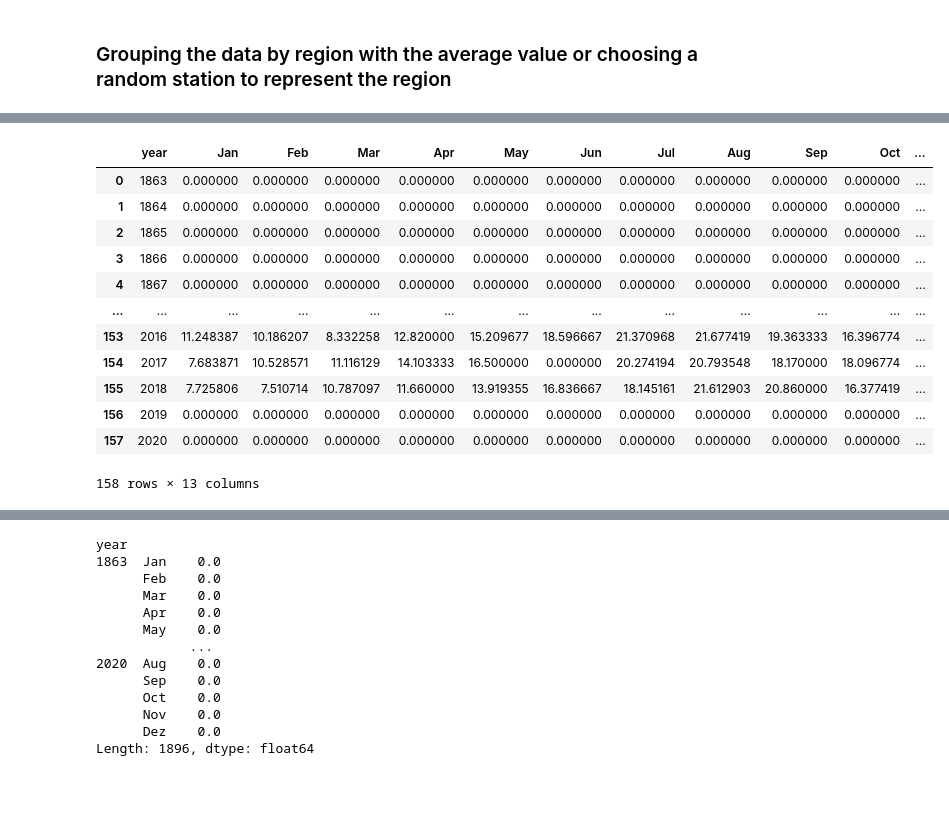
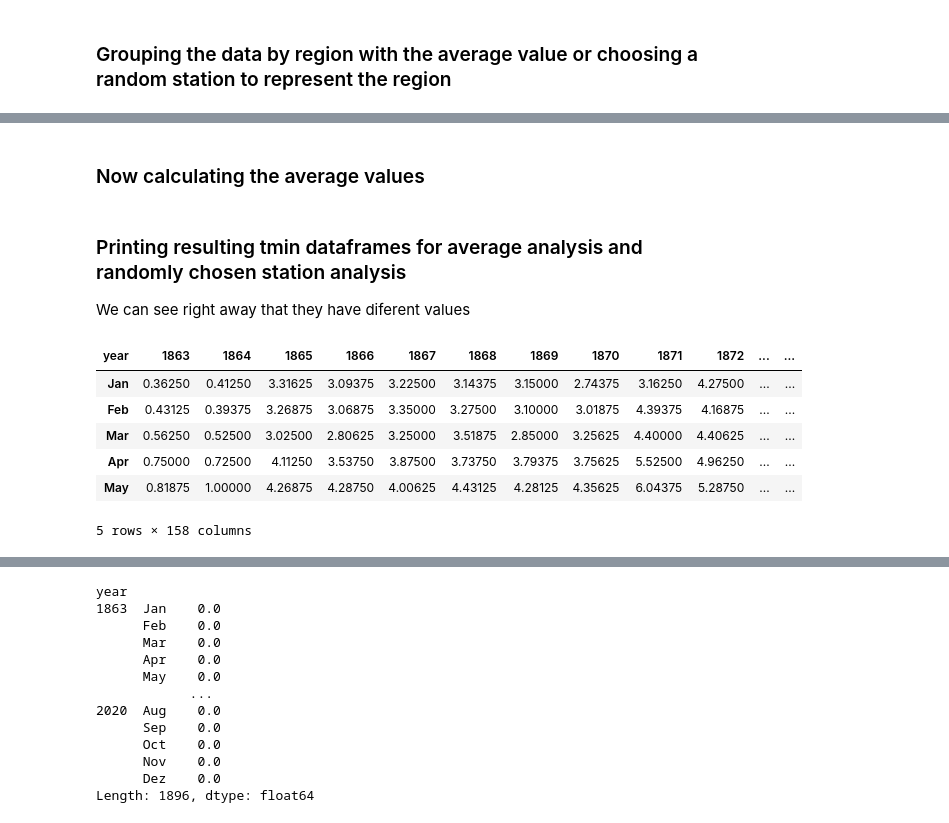
Before and after one commit to FMarques8/FCD-Project-1-2, a Jupyter notebook: INE_data_treatment.ipynb, the cells around one changed output, grey strips where cells are left out. Saved outputs shown, nothing was run; the diff lists cells and outputs as text; code cells hidden in the pictures; blank space fills up the shorter version.

Commit message:
dataframes joined together

```diff
--- a/INE_data_treatment.ipynb
+++ b/INE_data_treatment.ipynb
@@ -471,9 +485,19 @@ data2_by_station['Castelo Branco']['tmin']
 # %% [markdown]
 ### Grouping the data by region with the average value or choosing a random station to represent the region
 # %%
-data2_average = {j:[pd.DataFrame, pd.DataFrame, pd.DataFrame] for i in list(station_dict.keys()) for j in station_dict[i]}
+#initialize dictionary of dictionaries of the different dataframes
+data2_average = {j:{'tmin': [], 'tmax': [], 'prec': []} for i in list(station_dict.keys()) for j in station_dict[i]}
 
 # Grouping the region data using the average values
+# list form to then be easier to group
 for i in list(station_dict.keys()):
     for j in station_dict[i]:
-        data2_average[j]['tmin'][0] = pd.concat([data2_average[j]['tmin'][0], dict_data])
+        data2_average[j]['tmin'].append(data2_by_station[i]['tmin'])
+        data2_average[j]['tmax'].append(data2_by_station[i]['tmax'])
+        data2_average[j]['prec'].append(data2_by_station[i]['prec'])
+
+
+year_col = data2_average['PT']['tmin'][0]['year'] # column with year number, for later
+
+# test by printing 'PT' values
+data2_average['PT']
@@ -480,16 +522,39 @@ for i in list(station_dict.keys()):
+# %% [markdown]
+### Now calculating the average values
+# %%
+for i in list(data2_average.keys()):
+    tmp_df_tmin = data2_average[i]['tmin'][0] #initializes temporary dataframe with first dataframe from list
+    tmp_df_tmax = data2_average[i]['tmax'][0]
+    tmp_df_prec = data2_average[i]['prec'][0]
+
+    for j in range(1,len(data2_average[i]['tmin'])): #can be any information since they have the same length
+        tmp_df_tmin += data2_average[i]['tmin'][j] #adds every dataframe from region to the first dataframe
+        tmp_df_tmax += data2_average[i]['tmax'][j]
+        tmp_df_prec += data2_average[i]['prec'][j]
+
+    data2_average[i]['tmin']=tmp_df_tmin/len(data2_average[i]['tmin']) # replaces list of dataframes in region with a single dataframe with the average values
+    data2_average[i]['tmax']=tmp_df_tmin/len(data2_average[i]['tmax'])
+    data2_average[i]['prec']=tmp_df_tmin/len(data2_average[i]['prec'])
+
+
+    # as all values were summed up, this results in the year also being added together, simply replacing with the original year values fixes this
+    data2_average[i]['tmin']['year'] = year_col
+    data2_average[i]['tmax']['year'] = year_col
+    data2_average[i]['prec']['year'] = year_col
+
+    data2_average[i]['tmin'] = data2_average[i]['tmin'].set_index('year').T
+    data2_average[i]['tmax'] = data2_average[i]['tmax'].set_index('year').T
+    data2_average[i]['prec'] = data2_average[i]['prec'].set_index('year').T
+# %% [markdown]
+### Printing resulting tmin dataframes for average analysis and randomly chosen station analysis
+We can see right away that they have diferent values
 # %%
-data2_average['PT'][]['tmin']
+data2_average['PT']['tmin'].head()
 # %% [output]
-|  | year | Jan | Feb | Mar | Apr | May | Jun | Jul | Aug | Sep | Oct | ... |
-| 0 | 1863 | 0.000000 | 0.000000 | 0.000000 | 0.000000 | 0.000000 | 0.000000 | 0.000000 | 0.000000 | 0.000000 | 0.000000 | ... |
-| 1 | 1864 | 0.000000 | 0.000000 | 0.000000 | 0.000000 | 0.000000 | 0.000000 | 0.000000 | 0.000000 | 0.000000 | 0.000000 | ... |
-| 2 | 1865 | 0.000000 | 0.000000 | 0.000000 | 0.000000 | 0.000000 | 0.000000 | 0.000000 | 0.000000 | 0.000000 | 0.000000 | ... |
-| 3 | 1866 | 0.000000 | 0.000000 | 0.000000 | 0.000000 | 0.000000 | 0.000000 | 0.000000 | 0.000000 | 0.000000 | 0.000000 | ... |
-| 4 | 1867 | 0.000000 | 0.000000 | 0.000000 | 0.000000 | 0.000000 | 0.000000 | 0.000000 | 0.000000 | 0.000000 | 0.000000 | ... |
-| ... | ... | ... | ... | ... | ... | ... | ... | ... | ... | ... | ... | ... |
-| 153 | 2016 | 11.248387 | 10.186207 | 8.332258 | 12.820000 | 15.209677 | 18.596667 | 21.370968 | 21.677419 | 19.363333 | 16.396774 | ... |
-| 154 | 2017 | 7.683871 | 10.528571 | 11.116129 | 14.103333 | 16.500000 | 0.000000 | 20.274194 | 20.793548 | 18.170000 | 18.096774 | ... |
-| 155 | 2018 | 7.725806 | 7.510714 | 10.787097 | 11.660000 | 13.919355 | 16.836667 | 18.145161 | 21.612903 | 20.860000 | 16.377419 | ... |
-| 156 | 2019 | 0.000000 | 0.000000 | 0.000000 | 0.000000 | 0.000000 | 0.000000 | 0.000000 | 0.000000 | 0.000000 | 0.000000 | ... |
-| 157 | 2020 | 0.000000 | 0.000000 | 0.000000 | 0.000000 | 0.000000 | 0.000000 | 0.000000 | 0.000000 | 0.000000 | 0.000000 | ... |
+| year | 1863 | 1864 | 1865 | 1866 | 1867 | 1868 | 1869 | 1870 | 1871 | 1872 | ... | ... |
+| Jan | 0.36250 | 0.41250 | 3.31625 | 3.09375 | 3.22500 | 3.14375 | 3.15000 | 2.74375 | 3.16250 | 4.27500 | ... | ... |
+| Feb | 0.43125 | 0.39375 | 3.26875 | 3.06875 | 3.35000 | 3.27500 | 3.10000 | 3.01875 | 4.39375 | 4.16875 | ... | ... |
+| Mar | 0.56250 | 0.52500 | 3.02500 | 2.80625 | 3.25000 | 3.51875 | 2.85000 | 3.25625 | 4.40000 | 4.40625 | ... | ... |
+| Apr | 0.75000 | 0.72500 | 4.11250 | 3.53750 | 3.87500 | 3.73750 | 3.79375 | 3.75625 | 5.52500 | 4.96250 | ... | ... |
+| May | 0.81875 | 1.00000 | 4.26875 | 4.28750 | 4.00625 | 4.43125 | 4.28125 | 4.35625 | 6.04375 | 5.28750 | ... | ... |
-158 rows × 13 columns
+5 rows × 158 columns
```
Also changed, not shown: parts of 15 cells of this notebook.
